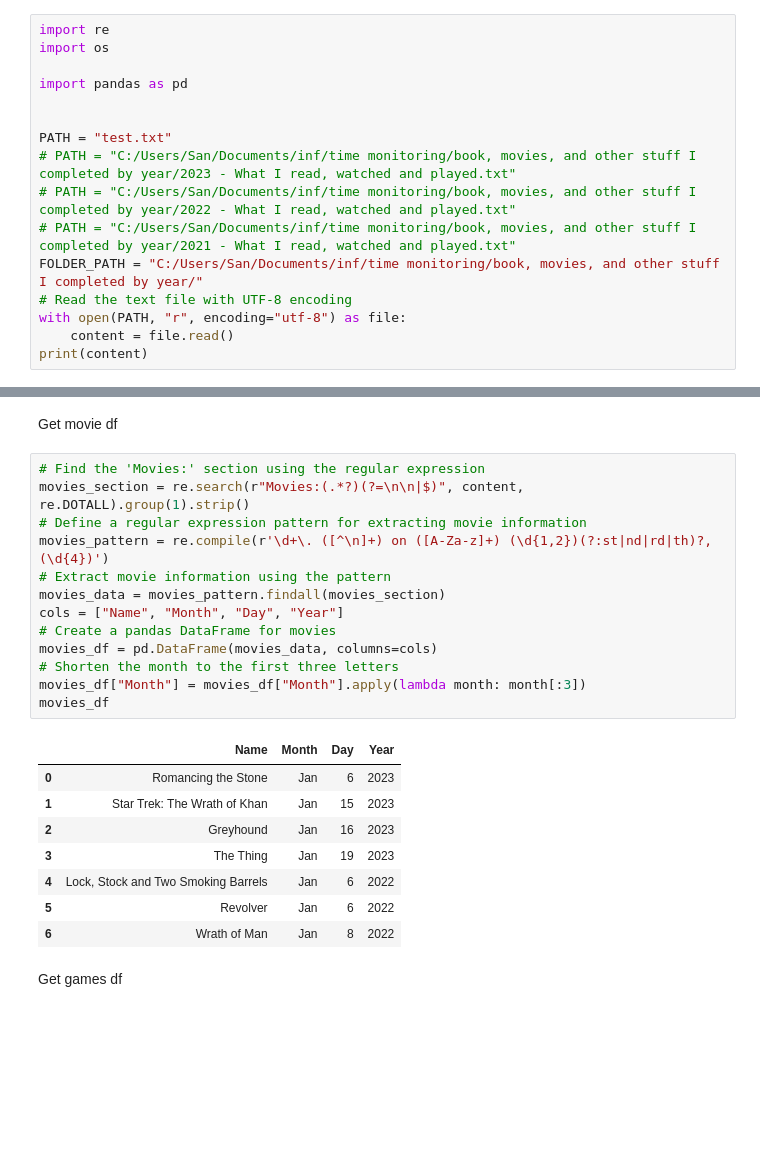
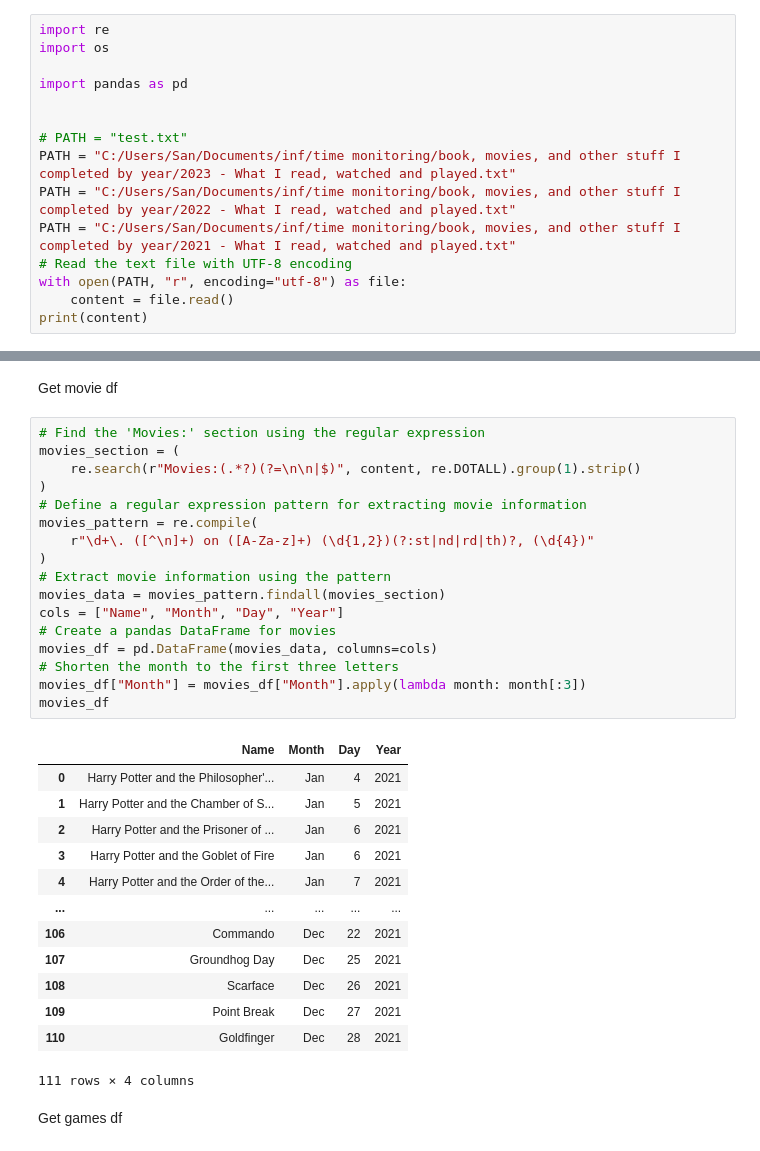
Before and after one commit to SanAntonik/time_counter, a Jupyter notebook: playground.ipynb, the cells around one changed output, grey strips where cells are left out. Cells and saved outputs as stored; diff of their text form; blank space fills up the shorter version.

```diff
--- a/playground.ipynb
+++ b/playground.ipynb
@@ -54,11 +51,10 @@ import os
 import pandas as pd
 
 
-PATH = "test.txt"
-# PATH = "C:/Users/San/Documents/inf/time monitoring/book, movies, and other stuff I completed by year/2023 - What I read, watched and played.txt"
-# PATH = "C:/Users/San/Documents/inf/time monitoring/book, movies, and other stuff I completed by year/2022 - What I read, watched and played.txt"
-# PATH = "C:/Users/San/Documents/inf/time monitoring/book, movies, and other stuff I completed by year/2021 - What I read, watched and played.txt"
-FOLDER_PATH = "C:/Users/San/Documents/inf/time monitoring/book, movies, and other stuff I completed by year/"
+# PATH = "test.txt"
+PATH = "C:/Users/San/Documents/inf/time monitoring/book, movies, and other stuff I completed by year/2023 - What I read, watched and played.txt"
+PATH = "C:/Users/San/Documents/inf/time monitoring/book, movies, and other stuff I completed by year/2022 - What I read, watched and played.txt"
+PATH = "C:/Users/San/Documents/inf/time monitoring/book, movies, and other stuff I completed by year/2021 - What I read, watched and played.txt"
 # Read the text file with UTF-8 encoding
 with open(PATH, "r", encoding="utf-8") as file:
     content = file.read()
@@ -85,26 +81,35 @@ Books:
 Get movie df
 # %%
 # Find the 'Movies:' section using the regular expression
-movies_section = re.search(r"Movies:(.*?)(?=\n\n|$)", content, re.DOTALL).group(1).strip()
+movies_section = (
+    re.search(r"Movies:(.*?)(?=\n\n|$)", content, re.DOTALL).group(1).strip()
+)
 # Define a regular expression pattern for extracting movie information
-movies_pattern = re.compile(r'\d+\. ([^\n]+) on ([A-Za-z]+) (\d{1,2})(?:st|nd|rd|th)?, (\d{4})')
+movies_pattern = re.compile(
+    r"\d+\. ([^\n]+) on ([A-Za-z]+) (\d{1,2})(?:st|nd|rd|th)?, (\d{4})"
+)
 # Extract movie information using the pattern
 movies_data = movies_pattern.findall(movies_section)
 cols = ["Name", "Month", "Day", "Year"]
 # Create a pandas DataFrame for movies
 movies_df = pd.DataFrame(movies_data, columns=cols)
 # Shorten the month to the first three letters
 movies_df["Month"] = movies_df["Month"].apply(lambda month: month[:3])
 movies_df
 # %% [output]
 |  | Name | Month | Day | Year |
-| 0 | Romancing the Stone | Jan | 6 | 2023 |
-| 1 | Star Trek: The Wrath of Khan | Jan | 15 | 2023 |
-| 2 | Greyhound | Jan | 16 | 2023 |
-| 3 | The Thing | Jan | 19 | 2023 |
-| 4 | Lock, Stock and Two Smoking Barrels | Jan | 6 | 2022 |
-| 5 | Revolver | Jan | 6 | 2022 |
-| 6 | Wrath of Man | Jan | 8 | 2022 |
+| 0 | Harry Potter and the Philosopher'... | Jan | 4 | 2021 |
+| 1 | Harry Potter and the Chamber of S... | Jan | 5 | 2021 |
+| 2 | Harry Potter and the Prisoner of ... | Jan | 6 | 2021 |
+| 3 | Harry Potter and the Goblet of Fire | Jan | 6 | 2021 |
+| 4 | Harry Potter and the Order of the... | Jan | 7 | 2021 |
+| ... | ... | ... | ... | ... |
+| 106 | Commando | Dec | 22 | 2021 |
+| 107 | Groundhog Day | Dec | 25 | 2021 |
+| 108 | Scarface | Dec | 26 | 2021 |
+| 109 | Point Break | Dec | 27 | 2021 |
+| 110 | Goldfinger | Dec | 28 | 2021 |
+111 rows × 4 columns
 # %% [markdown]
 Get games df
 # %%
```
Also changed, not shown: parts of 9 cells of this notebook, 13 other files.
